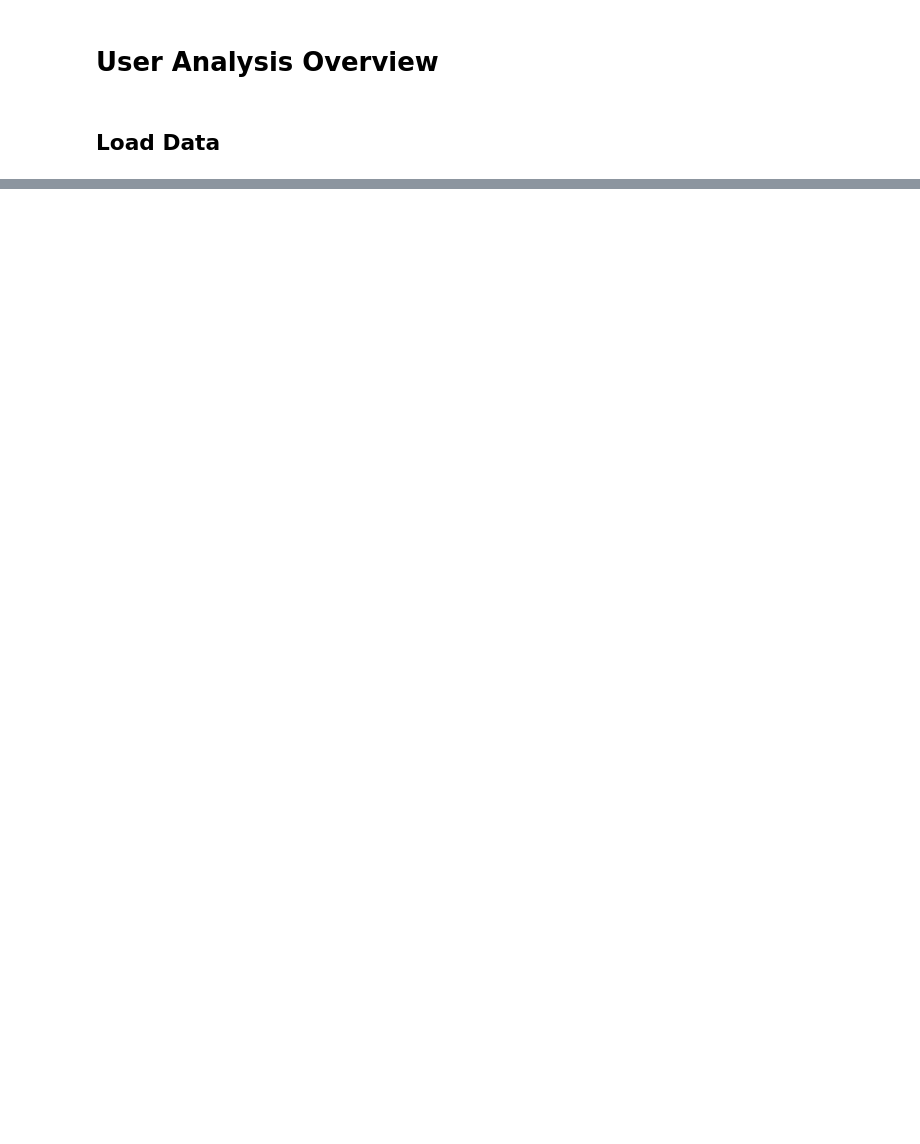
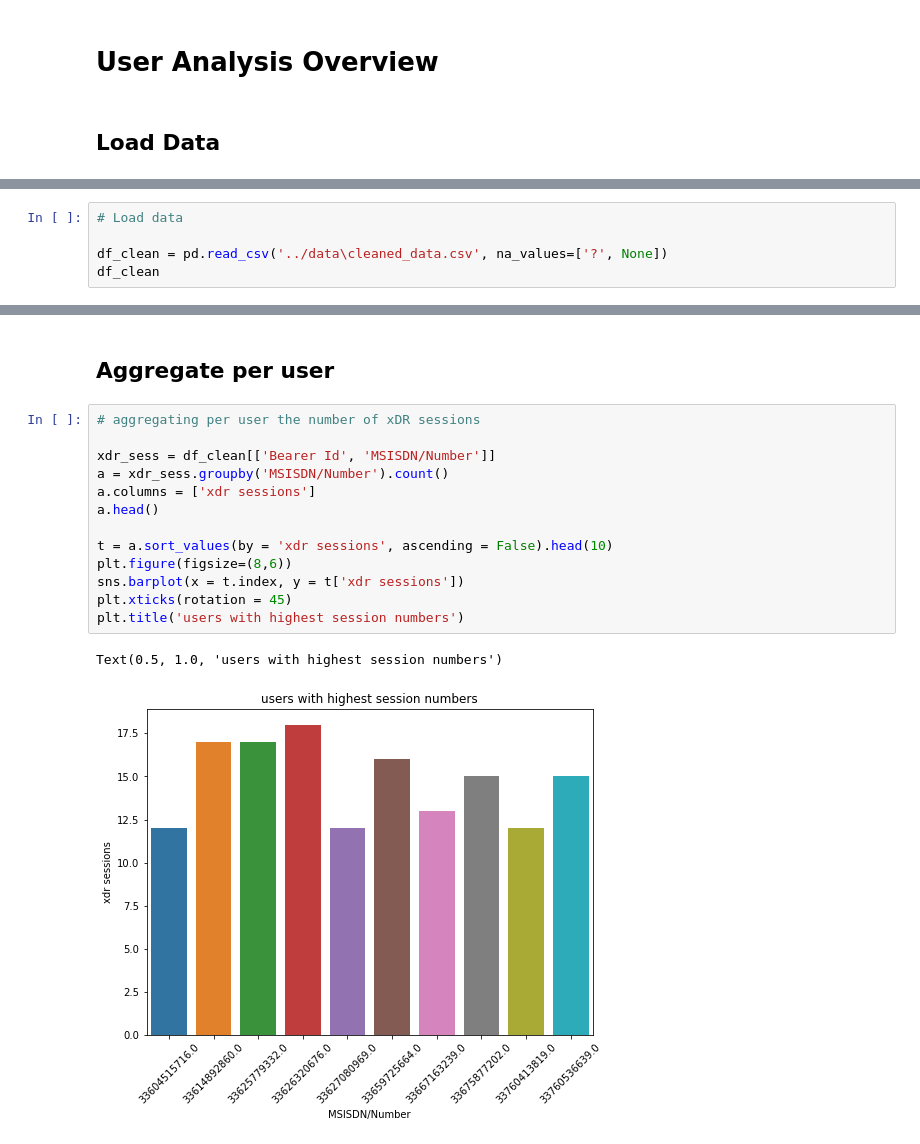
Before and after one commit to akrobi/TellCoAnalysis, a Jupyter notebook: notebooks/User Analysis Overview.ipynb, the cells around one changed output, grey strips where cells are left out. Saved outputs shown, nothing was run; the diff lists cells and outputs as text; blank space fills up the shorter version.

```diff
--- a/notebooks/User Analysis Overview.ipynb
+++ b/notebooks/User Analysis Overview.ipynb
@@ -31,3 +32,8 @@ for dirname, _, filenames in os.walk('../data'):
 ../data\Field Descriptions.xlsx
 ../data\first500valuesTellCo.xlsx
 ../data\TellCo_financial_data.xlsx
+# %%
+# Load data
+
+df_clean = pd.read_csv('../data\cleaned_data.csv', na_values=['?', None])
+df_clean
@@ -33,0 +163,18 @@ for dirname, _, filenames in os.walk('../data'):
+# %% [markdown]
+## Aggregate per user
+# %%
+# aggregating per user the number of xDR sessions
+
+xdr_sess = df_clean[['Bearer Id', 'MSISDN/Number']]
+a = xdr_sess.groupby('MSISDN/Number').count()
+a.columns = ['xdr sessions']
+a.head()
+
+t = a.sort_values(by = 'xdr sessions', ascending = False).head(10)
+plt.figure(figsize=(8,6))
+sns.barplot(x = t.index, y = t['xdr sessions'])
+plt.xticks(rotation = 45)
+plt.title('users with highest session numbers')
+# %% [output]
+Text(0.5, 1.0, 'users with highest session numbers')
+[figure, added]
```
Also changed, not shown: parts of 41 cells of this notebook, 2 other files.
